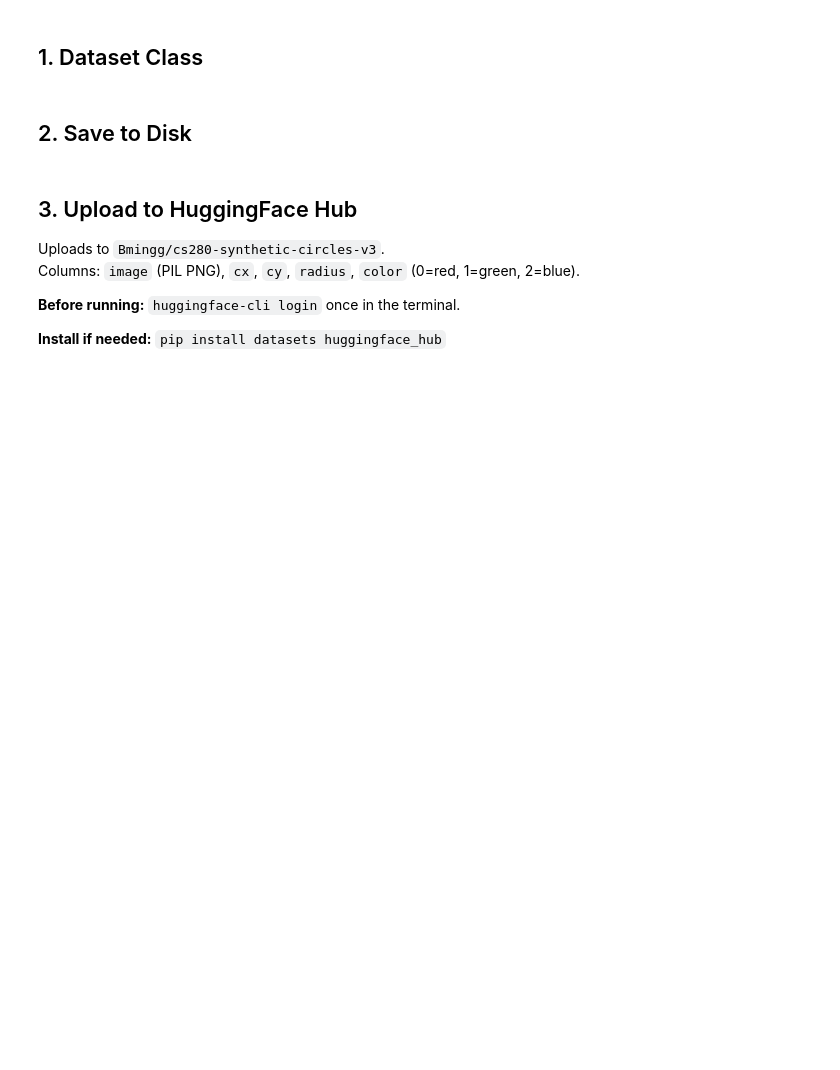
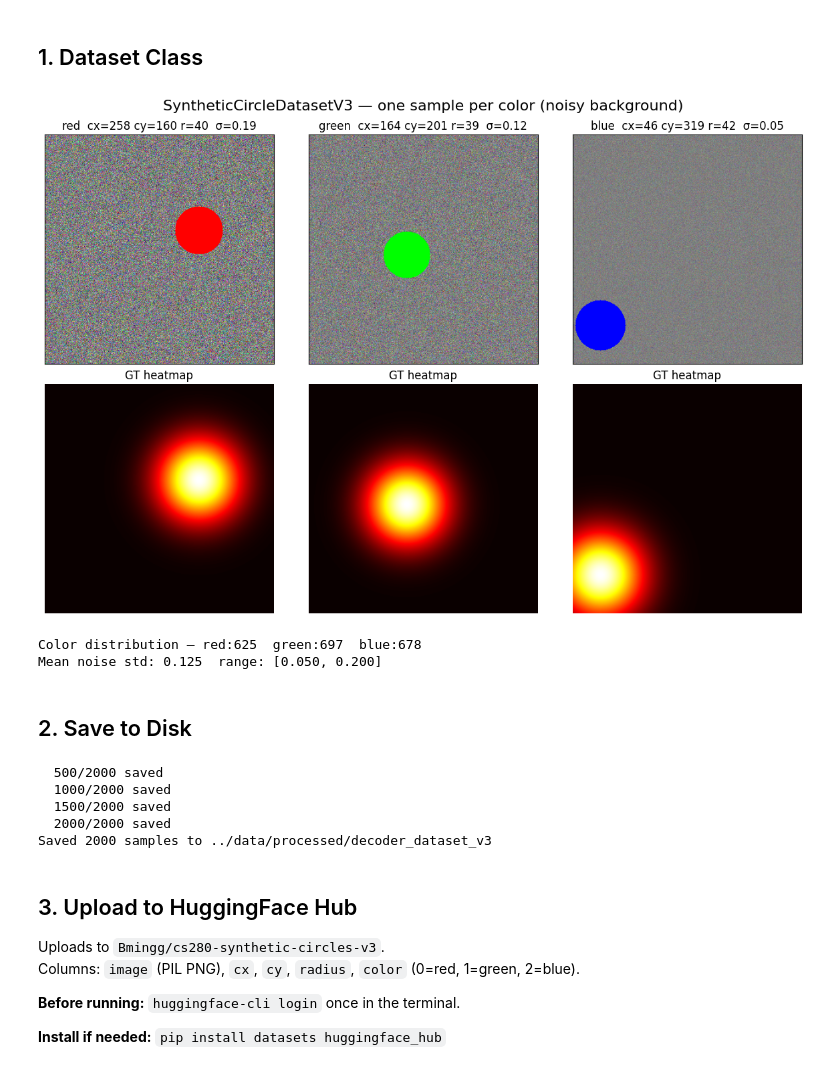
Before and after one commit to Bmingg/vjepa_testing, a Jupyter notebook: make_synthetic_v3.ipynb, the cells around one changed output. Saved outputs shown, nothing was run; the diff lists cells and outputs as text; code cells hidden in the pictures; blank space fills up the shorter version.

Commit message:
Update synthetic dataset, embedding pipeline

```diff
--- a/make_synthetic_v3.ipynb
+++ b/make_synthetic_v3.ipynb
@@ -65,7 +67,7 @@ class SyntheticCircleDatasetV3(Dataset):
         meta    : dict{cx, cy, r, color, noise_std}
     """
     def __init__(self, n_samples=2000, image_size=IMAGE_SIZE,
-                 r_min=9, r_max=45, sigma_factor=1.5,
+                 r_min=9, r_max=45, sigma_factor=1.2,
                  noise_std_min=NOISE_STD_MIN, noise_std_max=NOISE_STD_MAX):
         self.n  = n_samples
         self.H  = self.W = image_size
@@ -100,33 +102,37 @@ class SyntheticCircleDatasetV3(Dataset):
 ds = SyntheticCircleDatasetV3(n_samples=2000)
 
 # Show one sample of each color
 color_samples = {}
 for i in range(len(ds)):
     _, _, m = ds[i]
     if m['color'] not in color_samples:
         color_samples[m['color']] = i
     if len(color_samples) == 3:
         break
 
 fig, axes = plt.subplots(2, 3, figsize=(12, 8))
 for col, (color_idx, sample_idx) in enumerate(sorted(color_samples.items())):
     img_t, hm_t, meta = ds[sample_idx]
     axes[0, col].imshow(img_t.permute(1, 2, 0).numpy())
     axes[0, col].set_title(f"{COLOR_NAMES[color_idx]}  cx={meta['cx']} cy={meta['cy']} r={meta['r']}  σ={meta['noise_std']:.2f}")
     axes[0, col].set_xticks([])
     axes[0, col].set_yticks([])
     axes[1, col].imshow(hm_t.squeeze().numpy(), cmap='hot')
     axes[1, col].set_title('GT heatmap')
     axes[1, col].axis('off')
 
 plt.suptitle('SyntheticCircleDatasetV3 — one sample per color (noisy background)', fontsize=16)
 plt.tight_layout()
 plt.show()
 
 counts = np.bincount(ds.colors)
 print(f'Color distribution — red:{counts[0]}  green:{counts[1]}  blue:{counts[2]}')
 noise_mean = ds.noise_stds.mean()
 print(f'Mean noise std: {noise_mean:.3f}  range: [{ds.noise_stds.min():.3f}, {ds.noise_stds.max():.3f}]')
+# %% [output]
+[figure, added]
+Color distribution — red:625  green:697  blue:678
+Mean noise std: 0.125  range: [0.050, 0.200]
 # %% [markdown]
 ## 2. Save to Disk
 # %%
@@ -152,6 +158,12 @@ if not (DATASET_DIR / 'manifest.json').exists():
     save_dataset_to_disk(ds, DATASET_DIR)
 else:
     print(f'Already on disk at {DATASET_DIR} — skipping.')
+# %% [output]
+  500/2000 saved
+  1000/2000 saved
+  1500/2000 saved
+  2000/2000 saved
+Saved 2000 samples to ../data/processed/decoder_dataset_v3
 # %% [markdown]
 ## 3. Upload to HuggingFace Hub
 
```
Also changed, not shown: parts of 4 cells of this notebook, 1 other file.
